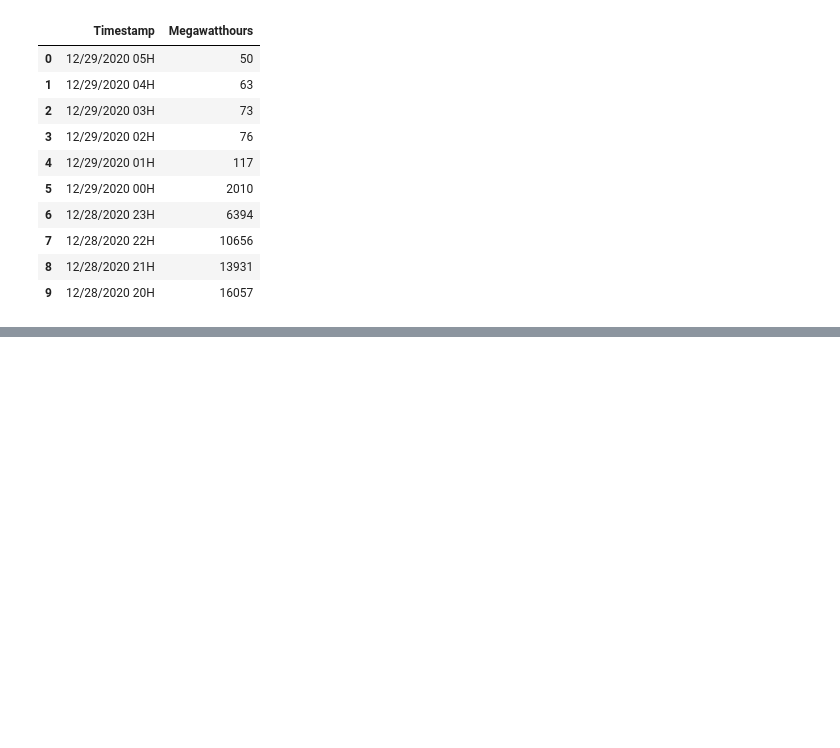
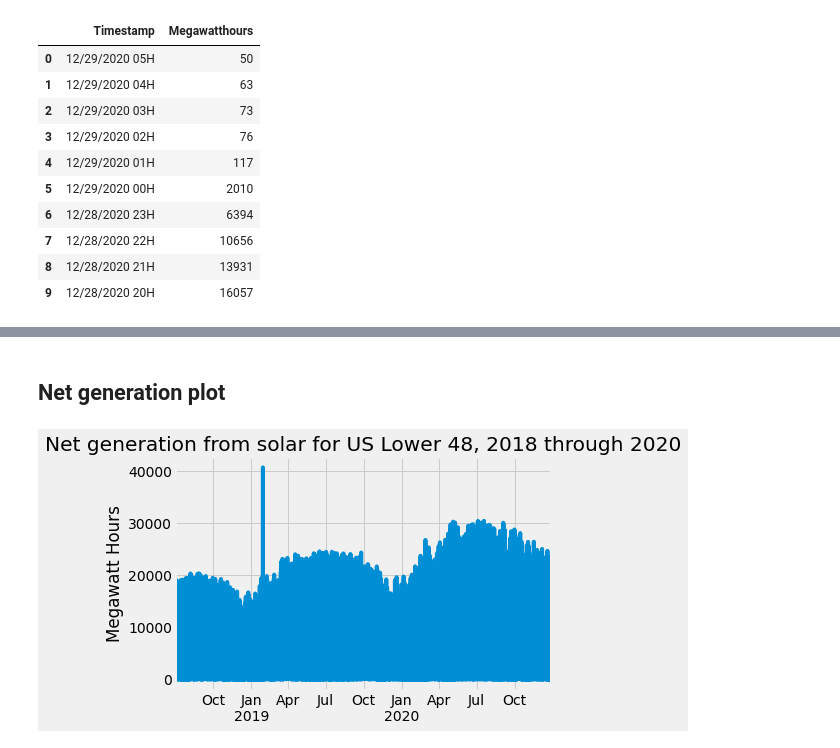
Before and after one commit to MichaelBurak/solar-data-analysis, a Jupyter notebook: solar-perhour-analysis.ipynb, the cells around one changed output, grey strips where cells are left out. Cells and saved outputs as stored; diff of their text form; code cells hidden in the pictures; blank space fills up the shorter version.

Commit message:
up to plotting mwhours

```diff
--- a/solar-perhour-analysis.ipynb
+++ b/solar-perhour-analysis.ipynb
@@ -6,6 +8,9 @@ import numpy as np
 import pandas as pd
 import matplotlib.pyplot as plt
 import seaborn as sns
+# %%
+import matplotlib.style as style
+style.use('fivethirtyeight')
 # %%
 df = pd.read_csv('solar-net-generation.csv', skiprows=4)
 
@@ -41,2 +50,8 @@ df.head(10)
 # %%
 df['Timestamp'] = pd.to_datetime(df['Timestamp'])
+# %%
+time_df = df.copy()
+
+time_df = time_df.set_index("Timestamp")
+
+time_df.head(10)
@@ -42,0 +71,15 @@ df['Timestamp'] = pd.to_datetime(df['Timestamp'])
+# %% [markdown]
+## Net generation plot
+# %%
+time_df.plot()
+
+fig = plt.gcf()
+ax = plt.gca()
+
+ax.set_title("Net generation from solar for US Lower 48, 2018 through 2020")
+ax.set_ylabel("Megawatt Hours")
+ax.set_xlabel("")
+ax.get_legend().remove()
+fig.savefig("Netgen20182020solar.png",bbox_inches='tight')
+# %% [output]
+[figure, added]
```
Also changed, not shown: parts of 6 cells of this notebook, 1 other file.
